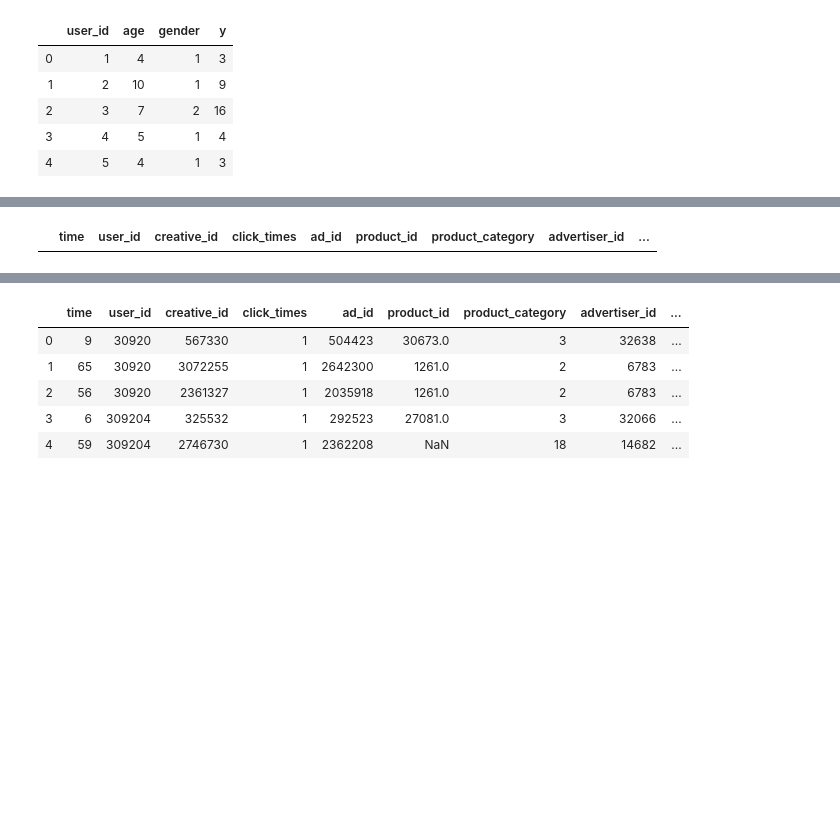
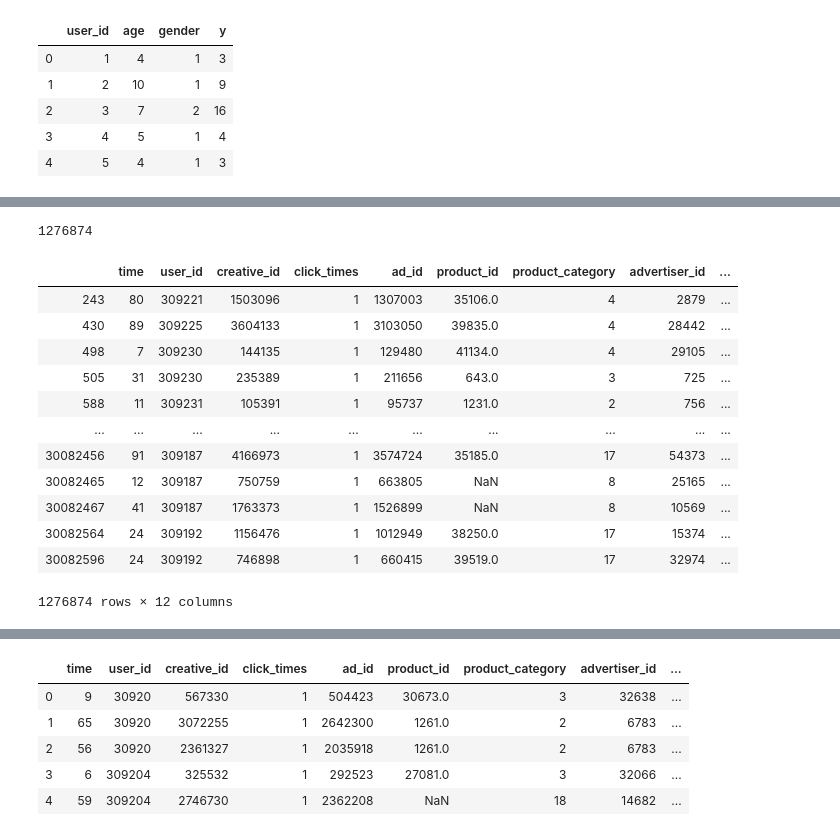
Before and after one commit to DevinWang23/tencent_2020_ad_competition, a Jupyter notebook: jupyter_notebook/data_reformat.ipynb, the cells around one changed output, grey strips where cells are left out. Drawn from its saved outputs; the diff is of its cells as text; code cells hidden in the pictures; blank space fills up the shorter version.

```diff
--- a/jupyter_notebook/data_reformat.ipynb
+++ b/jupyter_notebook/data_reformat.ipynb
@@ -297,8 +320,24 @@ NameError: name 'raw_train_df' is not defined
+# %%
+raw_train_df['industry'].isnull().sum()
+# %% [output]
+1276874
 # %%
-mask = raw_train_df['industry']==None
+mask = raw_train_df['industry'].isnull()
 raw_train_df[mask]
 # %% [output]
 |  | time | user_id | creative_id | click_times | ad_id | product_id | product_category | advertiser_id | ... |
+| 243 | 80 | 309221 | 1503096 | 1 | 1307003 | 35106.0 | 4 | 2879 | ... |
+| 430 | 89 | 309225 | 3604133 | 1 | 3103050 | 39835.0 | 4 | 28442 | ... |
+| 498 | 7 | 309230 | 144135 | 1 | 129480 | 41134.0 | 4 | 29105 | ... |
+| 505 | 31 | 309230 | 235389 | 1 | 211656 | 643.0 | 3 | 725 | ... |
+| 588 | 11 | 309231 | 105391 | 1 | 95737 | 1231.0 | 2 | 756 | ... |
+| ... | ... | ... | ... | ... | ... | ... | ... | ... | ... |
+| 30082456 | 91 | 309187 | 4166973 | 1 | 3574724 | 35185.0 | 17 | 54373 | ... |
+| 30082465 | 12 | 309187 | 750759 | 1 | 663805 | NaN | 8 | 25165 | ... |
+| 30082467 | 41 | 309187 | 1763373 | 1 | 1526899 | NaN | 8 | 10569 | ... |
+| 30082564 | 24 | 309192 | 1156476 | 1 | 1012949 | 38250.0 | 17 | 15374 | ... |
+| 30082596 | 24 | 309192 | 746898 | 1 | 660415 | 39519.0 | 17 | 32974 | ... |
+1276874 rows × 12 columns
 # %%
 # generate label by combining age + gender * 10
 raw_train_df['y'] = raw_train_df['gender'] * 10 + raw_train_df['age']
```
Also changed, not shown: parts of 9 cells of this notebook, 1 other file.
